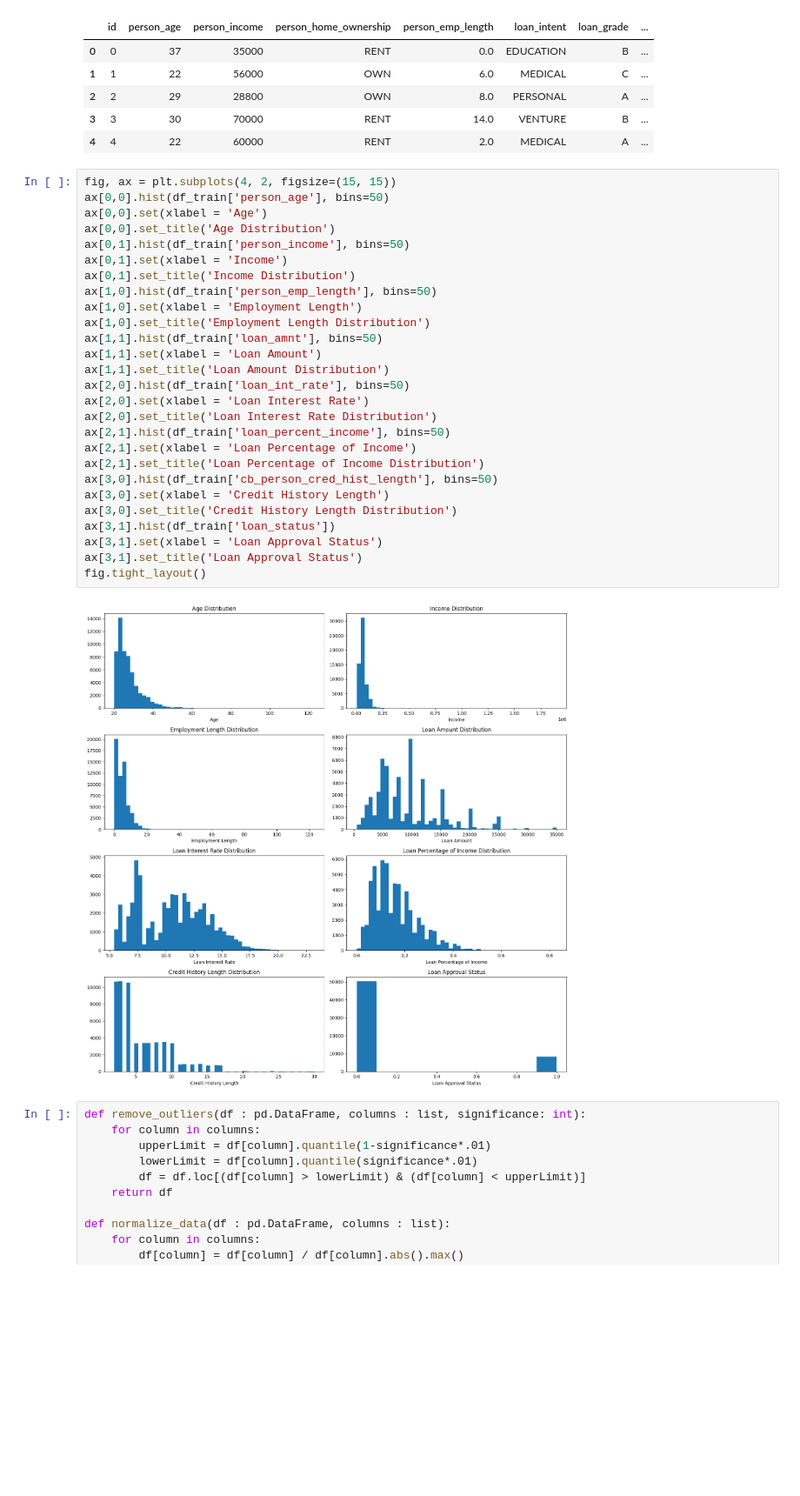
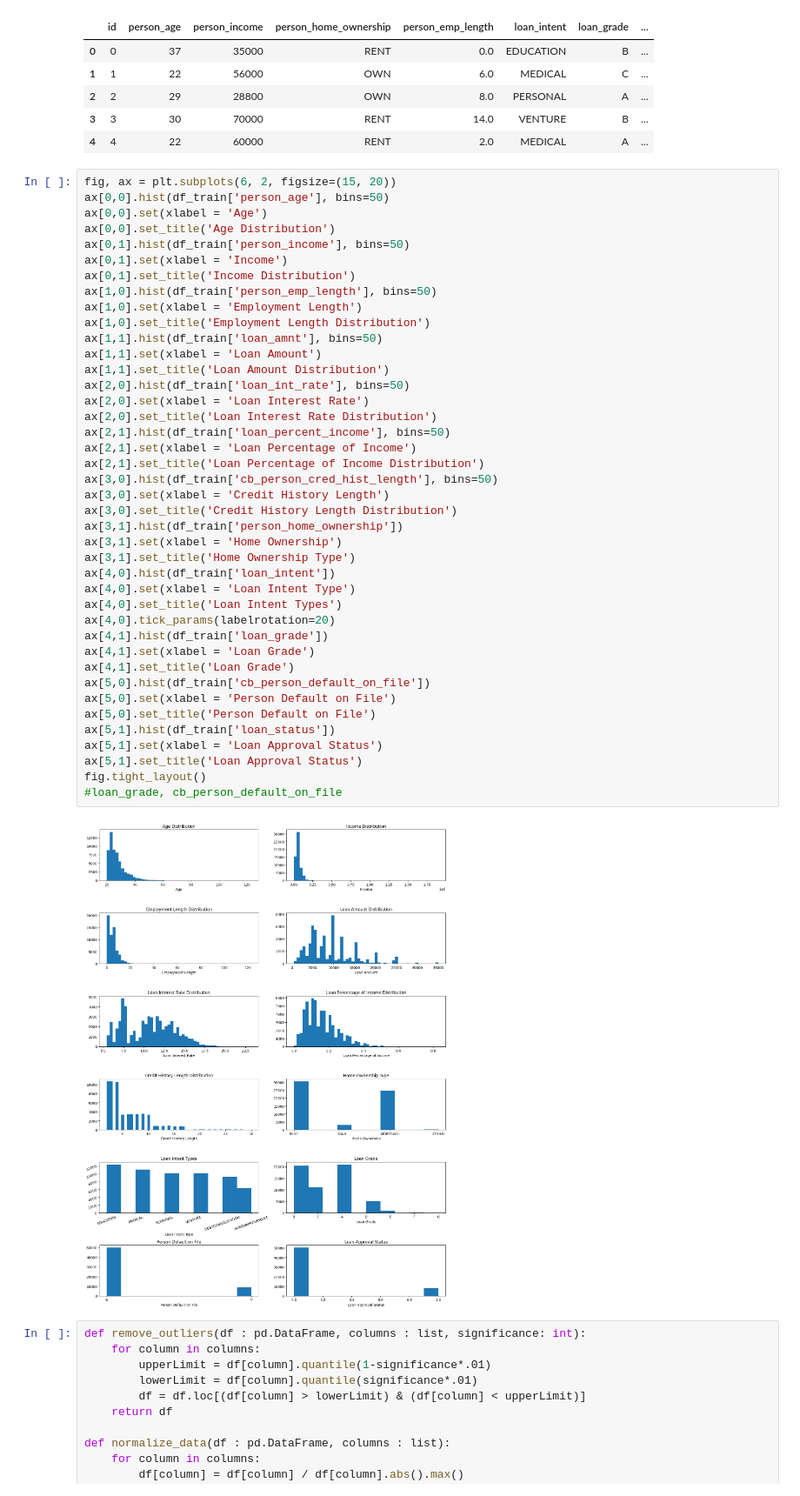
Before and after one commit to KasperLange13/LoanApprovalPrediction, a Jupyter notebook: LoanApproval.ipynb, the cells around one changed output. Shown at 87% size. Cells and saved outputs as stored; diff of their text form; blank space fills up the shorter version.

Commit message:
added  data exploration visualizations for categorical columns

```diff
--- a/LoanApproval.ipynb
+++ b/LoanApproval.ipynb
@@ -60,34 +60,48 @@ df_train.head()
 | 3 | 3 | 30 | 70000 | RENT | 14.0 | VENTURE | B | ... |
 | 4 | 4 | 22 | 60000 | RENT | 2.0 | MEDICAL | A | ... |
 # %%
-fig, ax = plt.subplots(4, 2, figsize=(15, 15))
+fig, ax = plt.subplots(6, 2, figsize=(15, 20))
 ax[0,0].hist(df_train['person_age'], bins=50)
 ax[0,0].set(xlabel = 'Age')
 ax[0,0].set_title('Age Distribution')
 ax[0,1].hist(df_train['person_income'], bins=50)
 ax[0,1].set(xlabel = 'Income')
 ax[0,1].set_title('Income Distribution')
 ax[1,0].hist(df_train['person_emp_length'], bins=50)
 ax[1,0].set(xlabel = 'Employment Length')
 ax[1,0].set_title('Employment Length Distribution')
 ax[1,1].hist(df_train['loan_amnt'], bins=50)
 ax[1,1].set(xlabel = 'Loan Amount')
 ax[1,1].set_title('Loan Amount Distribution')
 ax[2,0].hist(df_train['loan_int_rate'], bins=50)
 ax[2,0].set(xlabel = 'Loan Interest Rate')
 ax[2,0].set_title('Loan Interest Rate Distribution')
 ax[2,1].hist(df_train['loan_percent_income'], bins=50)
 ax[2,1].set(xlabel = 'Loan Percentage of Income')
 ax[2,1].set_title('Loan Percentage of Income Distribution')
 ax[3,0].hist(df_train['cb_person_cred_hist_length'], bins=50)
 ax[3,0].set(xlabel = 'Credit History Length')
 ax[3,0].set_title('Credit History Length Distribution')
-ax[3,1].hist(df_train['loan_status'])
-ax[3,1].set(xlabel = 'Loan Approval Status')
-ax[3,1].set_title('Loan Approval Status')
+ax[3,1].hist(df_train['person_home_ownership'])
+ax[3,1].set(xlabel = 'Home Ownership')
+ax[3,1].set_title('Home Ownership Type')
+ax[4,0].hist(df_train['loan_intent'])
+ax[4,0].set(xlabel = 'Loan Intent Type')
+ax[4,0].set_title('Loan Intent Types')
+ax[4,0].tick_params(labelrotation=20)
+ax[4,1].hist(df_train['loan_grade'])
+ax[4,1].set(xlabel = 'Loan Grade')
+ax[4,1].set_title('Loan Grade')
+ax[5,0].hist(df_train['cb_person_default_on_file'])
+ax[5,0].set(xlabel = 'Person Default on File')
+ax[5,0].set_title('Person Default on File')
+ax[5,1].hist(df_train['loan_status'])
+ax[5,1].set(xlabel = 'Loan Approval Status')
+ax[5,1].set_title('Loan Approval Status')
 fig.tight_layout()
+#loan_grade, cb_person_default_on_file
 # %% [output]
-[figure, old version]
+[figure, new version]
 # %%
 def remove_outliers(df : pd.DataFrame, columns : list, significance: int):
     for column in columns:
```
